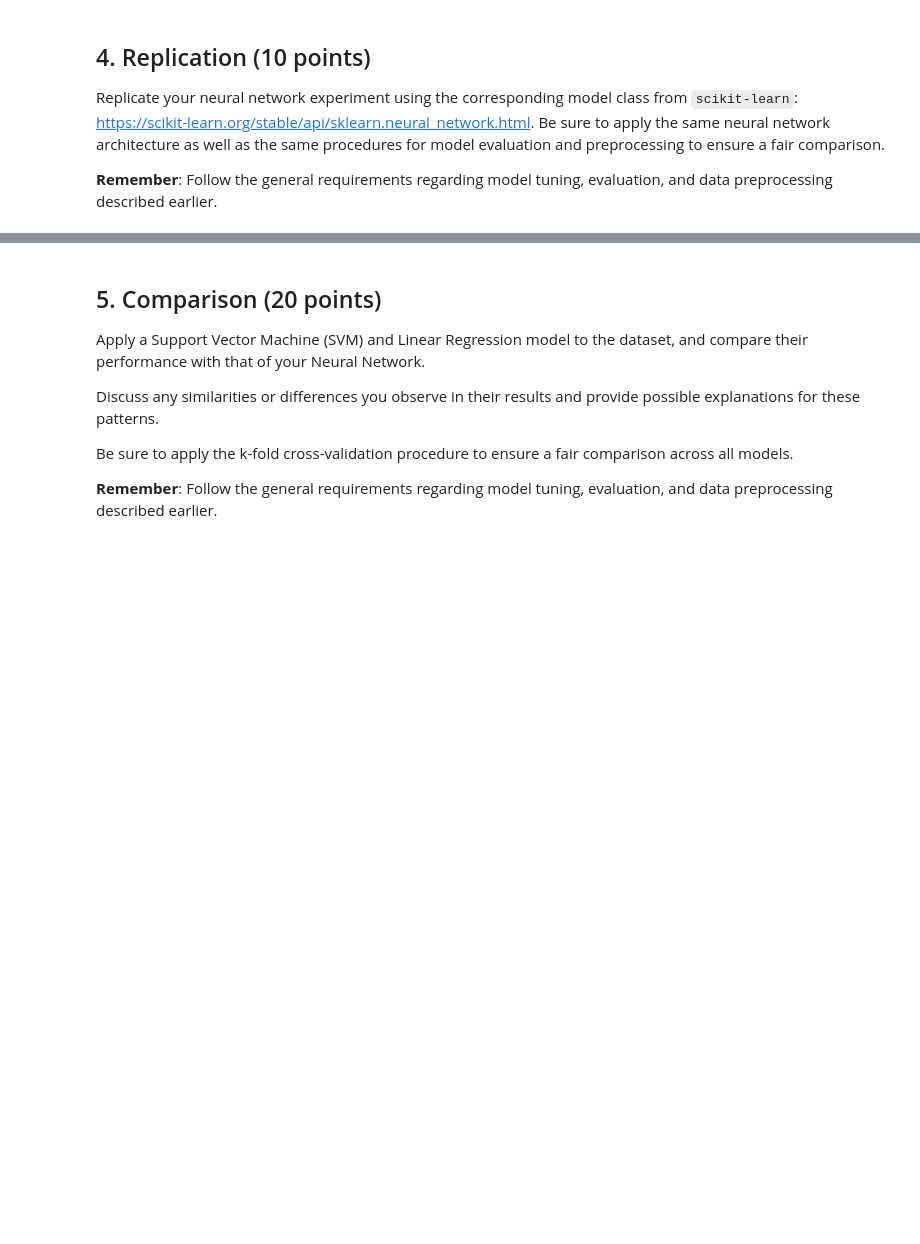
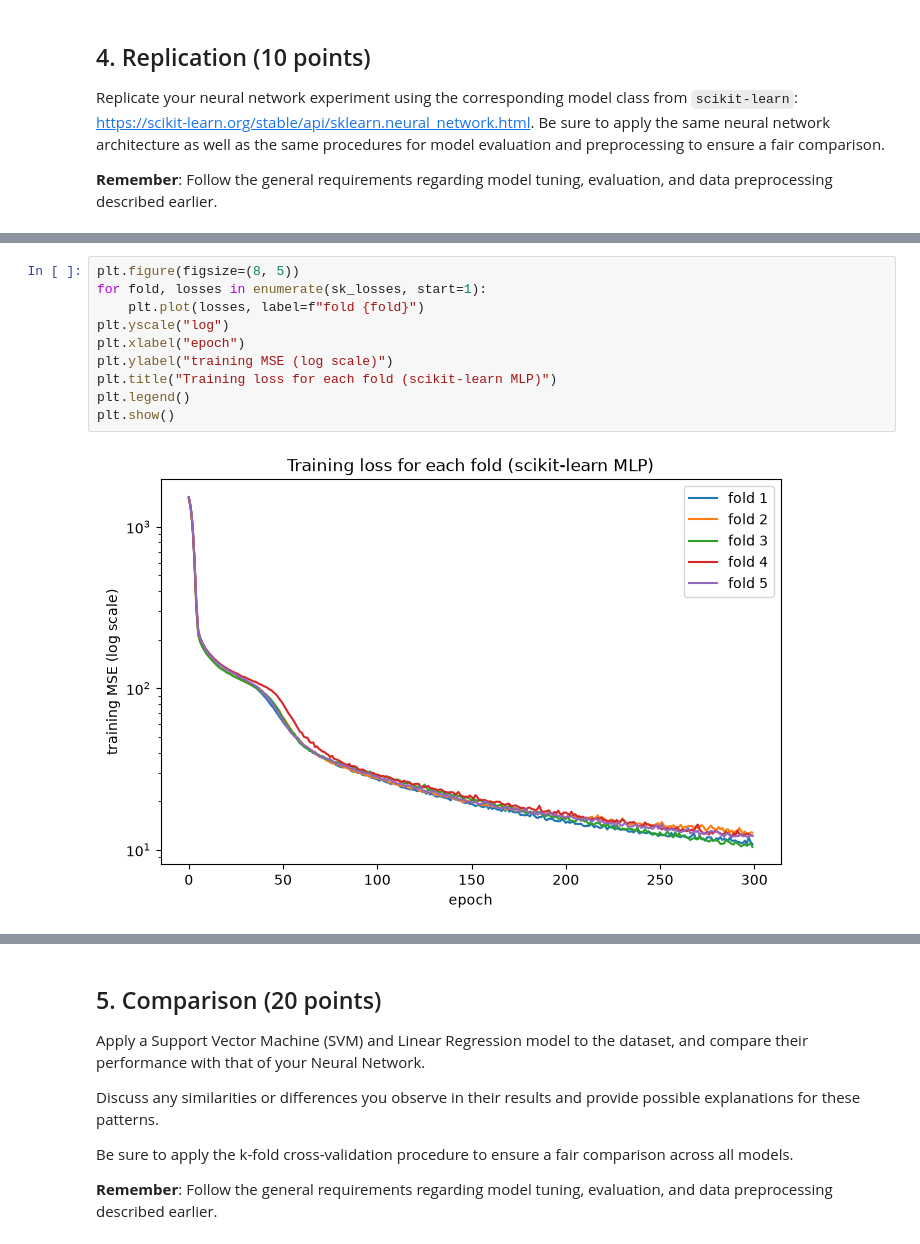
Before and after one commit to AudreyStelle/ML-Lab-3-Non-linear-Dimensionality-Reduction---t-SNE-and-UMAP, a Jupyter notebook: 05-neural-networks-real-data.ipynb, the cells around one changed output, grey strips where cells are left out. Saved outputs shown, nothing was run; the diff lists cells and outputs as text; blank space fills up the shorter version.

Commit message:
Add Part 4: scikit-learn MLP replication

```diff
--- a/05-neural-networks-real-data.ipynb
+++ b/05-neural-networks-real-data.ipynb
@@ -289,0 +361,12 @@ Replicate your neural network experiment using the corresponding model class fro
+# %%
+plt.figure(figsize=(8, 5))
+for fold, losses in enumerate(sk_losses, start=1):
+    plt.plot(losses, label=f"fold {fold}")
+plt.yscale("log")
+plt.xlabel("epoch")
+plt.ylabel("training MSE (log scale)")
+plt.title("Training loss for each fold (scikit-learn MLP)")
+plt.legend()
+plt.show()
+# %% [output]
+[figure, added]
```
Also changed, not shown: parts of 6 cells of this notebook.
